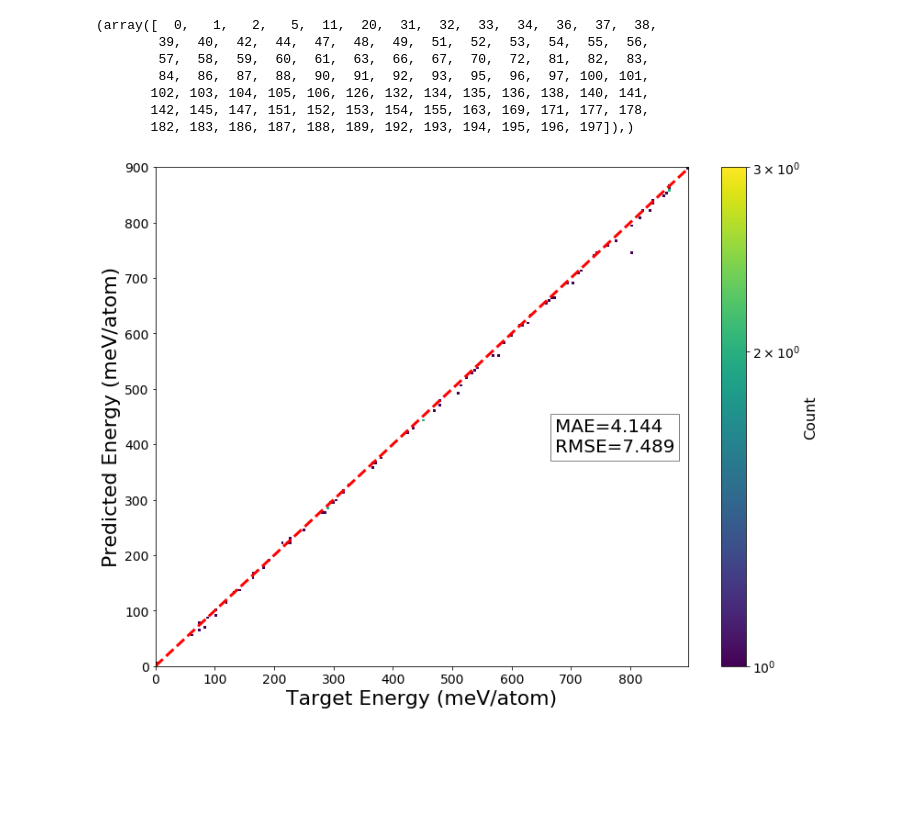
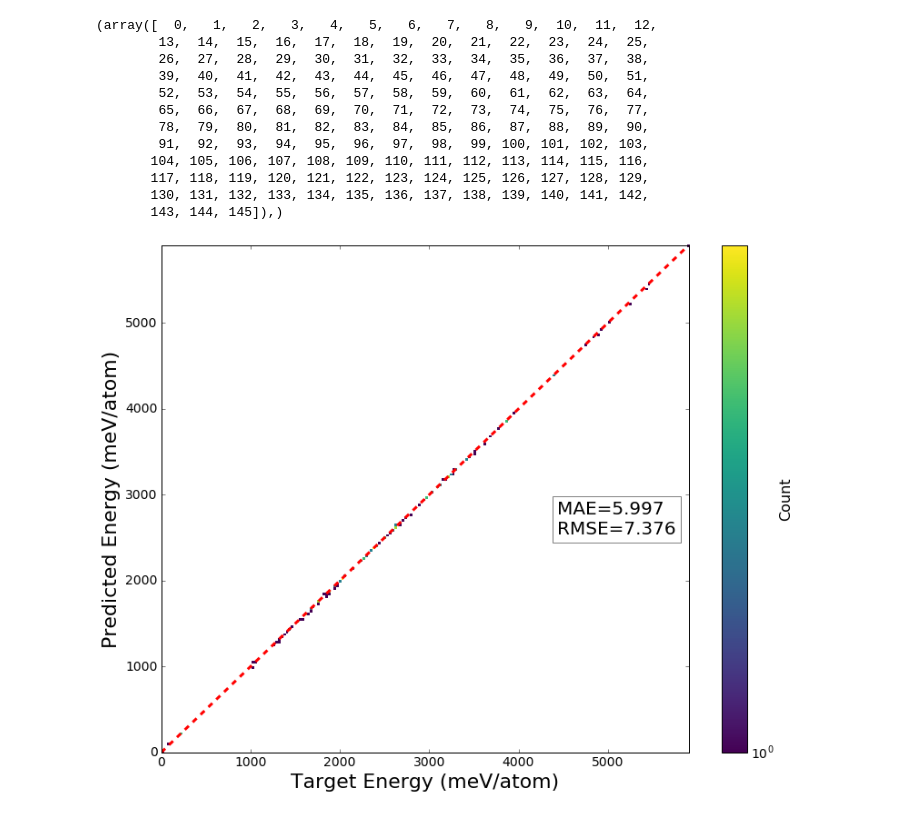
Before and after one commit to Jussmith01/ANI-Tools, a Jupyter notebook: notebooks/eval_testset.ipynb, the cells around one changed output. Drawn from its saved outputs; the diff is of its cells as text; code cells hidden in the pictures; blank space fills up the shorter version.

```diff
--- a/notebooks/eval_testset.ipynb
+++ b/notebooks/eval_testset.ipynb
@@ -18,15 +16,15 @@ van Der Waals correction will be unavailable. Please install ased3
 #h5files = '/home/jujuman/Research/DataReductionMethods/modelCNOSFCl/initial/cv1/testset/testset1.h5'
 #h5files = '/home/jujuman/Seagate2TB/Research/ANI-DATASET/h5data/ani_data_c10test.h5'
 #h5files = '/home/jujuman/Research/extensibility_test_sets/gdb-10/gdb11_10_test500.h5'
-h5files = '/nh/nest/u/jsmith/scratch/Research/tin_research/model/testset/testset'
+h5files = '/home/jujuman/Research/tin_research/model-70/testset/testset'
 
 #wkdir = '/nh/nest/u/jsmith/scratch/Research/levi_test/ANI-2x_v62518'
-wkdir = '/nh/nest/u/jsmith/scratch/Research/tin_research/model-70/'
+wkdir = '/home/jujuman/Research/tin_research/model-70/'
 
 cns = wkdir + '/train0/rSn-7.0R_32-7.0A_a8-8.params'
 sae = wkdir + '/train0/sae_linfit.dat'
 nnf = wkdir + '/train'
-Nn = 4
+Nn = 1
 # %%
 #anicv = aat.anicrossvalidationconformer(cns, sae, nnf, Nn, [0])
 #nc = pyc.molecule(cns,sae,nnf+str(0)+'/networks/', 0)
@@ -43,7 +41,8 @@ Fdft_t = []
 
 for j in range(Nn):
     # Set NC
-    aens = ensemblemolecule(cns, sae, nnf, 1, 0, net_start_id=j)
+    #aens = ensemblemolecule(cns, sae, nnf, 1, 0, net_start_id=j)
+    aens = ensemblemolecule(cns, sae, nnf, 1, 0)
 
     L=16.0
     cell = np.array([[L, 0, 0],
@@ -106,8 +105,8 @@ for j in range(Nn):
         Eani = (Eani-Esae1)/len(S)
         Edft = (Edft-Esae1)/len(S)
 
-        Eani_t.append(Eani[HEidx])
-        Edft_t.append(Edft[HEidx])
+        Eani_t.append(Eani)
+        Edft_t.append(Edft)
         #print(Eani_t[-1])
 
         Fani_t.append(Fani.flatten())
@@ -253,19 +255,24 @@ plot_corr_dist(Fdft_t/hdt.evtokcal,Fani_t/hdt.evtokcal,xlabel=r'Target Force (eV
 # %%
 Edft_t = Edft_t - Edft_t.min()
 Eani_t = Eani_t - Eani_t.min()
 
-idx = np.where(1000.0*Edft_t/hdt.evtokcal < 900.0)
+idx = np.where(1000.0*Edft_t/hdt.evtokcal < 900000.0)
 print(idx)
 plot_corr_dist(1000.0*Edft_t[idx]/hdt.evtokcal,1000.0*Eani_t[idx]/hdt.evtokcal,xlabel='Target Energy (meV/atom)',ylabel='Predicted Energy (meV/atom)', inset=False)
 # %% [output]
-(array([  0,   1,   2,   5,  11,  20,  31,  32,  33,  34,  36,  37,  38,
-        39,  40,  42,  44,  47,  48,  49,  51,  52,  53,  54,  55,  56,
-        57,  58,  59,  60,  61,  63,  66,  67,  70,  72,  81,  82,  83,
-        84,  86,  87,  88,  90,  91,  92,  93,  95,  96,  97, 100, 101,
-       102, 103, 104, 105, 106, 126, 132, 134, 135, 136, 138, 140, 141,
-       142, 145, 147, 151, 152, 153, 154, 155, 163, 169, 171, 177, 178,
-       182, 183, 186, 187, 188, 189, 192, 193, 194, 195, 196, 197]),)
+(array([  0,   1,   2,   3,   4,   5,   6,   7,   8,   9,  10,  11,  12,
+        13,  14,  15,  16,  17,  18,  19,  20,  21,  22,  23,  24,  25,
+        26,  27,  28,  29,  30,  31,  32,  33,  34,  35,  36,  37,  38,
+        39,  40,  41,  42,  43,  44,  45,  46,  47,  48,  49,  50,  51,
+        52,  53,  54,  55,  56,  57,  58,  59,  60,  61,  62,  63,  64,
+        65,  66,  67,  68,  69,  70,  71,  72,  73,  74,  75,  76,  77,
+        78,  79,  80,  81,  82,  83,  84,  85,  86,  87,  88,  89,  90,
+        91,  92,  93,  94,  95,  96,  97,  98,  99, 100, 101, 102, 103,
+       104, 105, 106, 107, 108, 109, 110, 111, 112, 113, 114, 115, 116,
+       117, 118, 119, 120, 121, 122, 123, 124, 125, 126, 127, 128, 129,
+       130, 131, 132, 133, 134, 135, 136, 137, 138, 139, 140, 141, 142,
+       143, 144, 145]),)
-[figure, old version]
+[figure, new version]
 # %%
 fig = plt.figure(figsize=[10,10])
 idx = np.where(np.abs(Fdft_t)/hdt.hatokcal<3)
```
Also changed, not shown: parts of 8 cells of this notebook.
